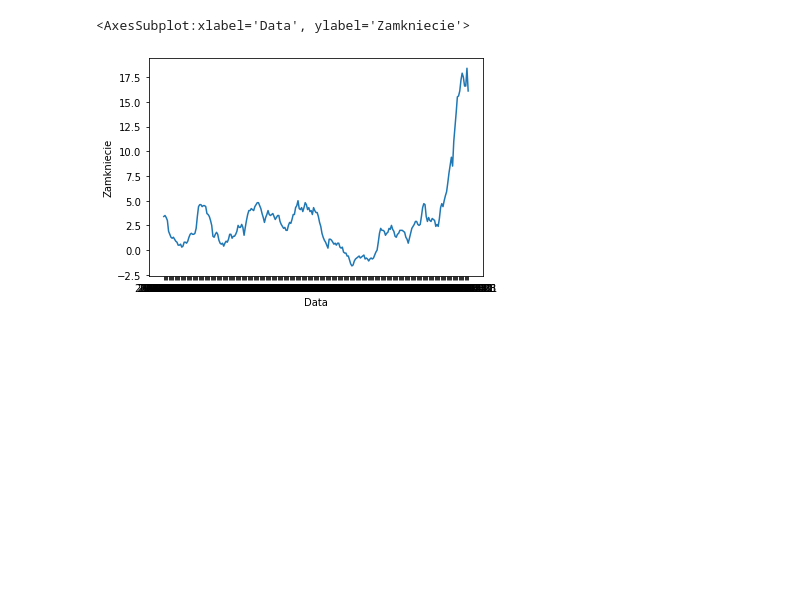
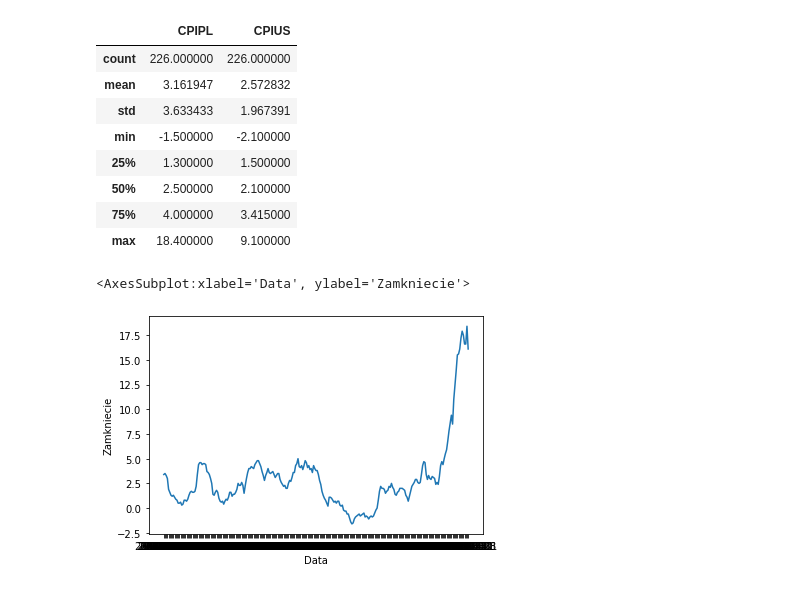
Before and after one commit to msz13/Goal-Based-Investing, a Jupyter notebook: esg/preproccessing.ipynb, the cells around one changed output. Cells and saved outputs as stored; diff of their text form; code cells hidden in the pictures; blank space fills up the shorter version.

```diff
--- a/esg/preproccessing.ipynb
+++ b/esg/preproccessing.ipynb
@@ -40,3 +110,15 @@ cpius.tail(15)
+# %%
+cpi.describe()
+# %% [output]
+|  | CPIPL | CPIUS |
+| count | 226.000000 | 226.000000 |
+| mean | 3.161947 | 2.572832 |
+| std | 3.633433 | 1.967391 |
+| min | -1.500000 | -2.100000 |
+| 25% | 1.300000 | 1.500000 |
+| 50% | 2.500000 | 2.100000 |
+| 75% | 4.000000 | 3.415000 |
+| max | 18.400000 | 9.100000 |
 # %%
 cpipl.set_index('Data',inplace=True)
 cpipl = cpipl['2002-01-31':'2023-03-31']
```
Also changed, not shown: parts of 8 cells of this notebook, 4 other files.
